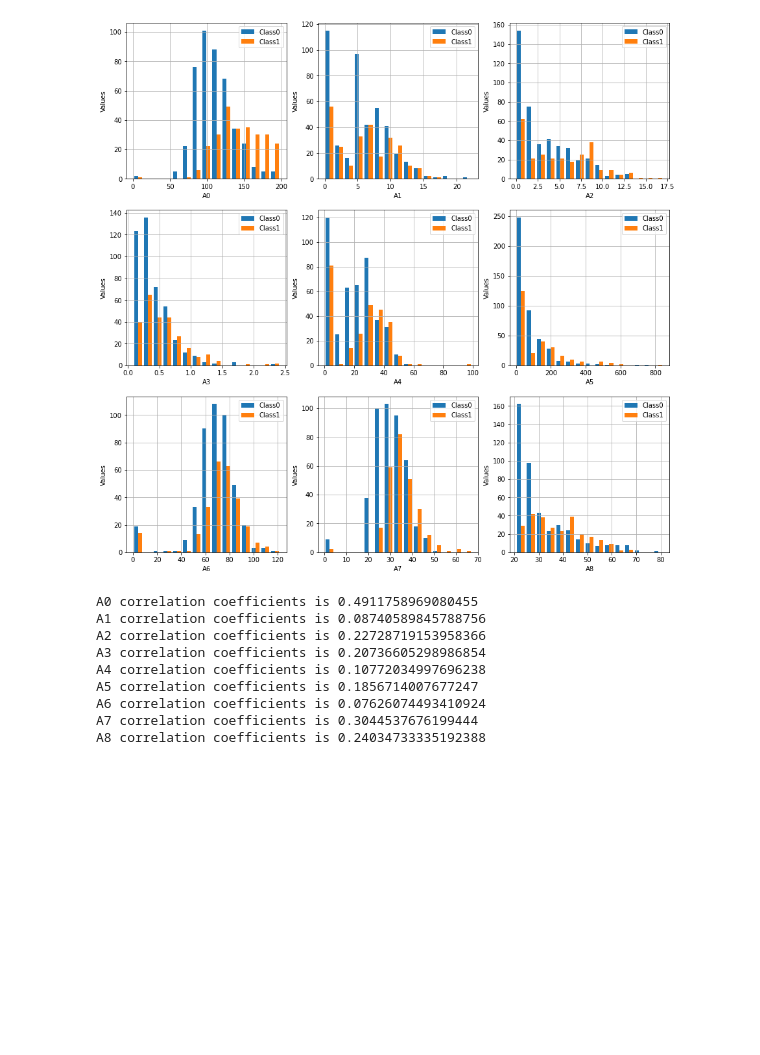
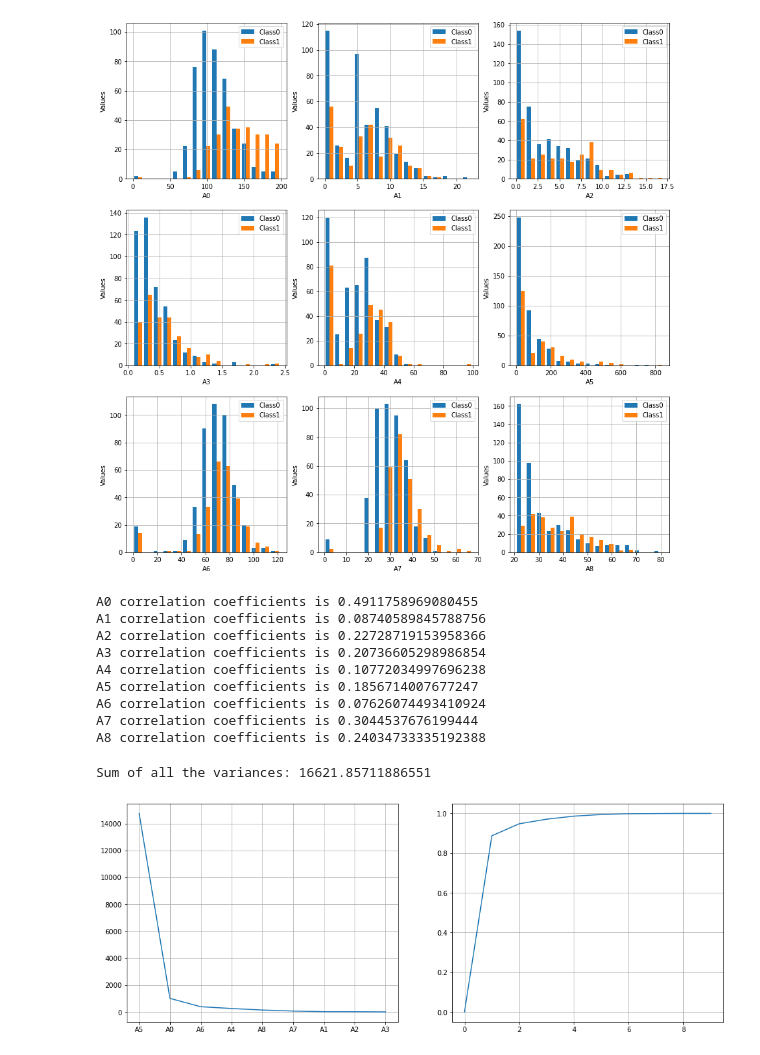
Before and after one commit to MrTooOldDriver/UoE-IAML-Coursework, a Jupyter notebook: Coursework2/coursework2.ipynb, the cells around one changed output. Saved outputs shown, nothing was run; the diff lists cells and outputs as text; code cells hidden in the pictures; blank space fills up the shorter version.

```diff
--- a/Coursework2/coursework2.ipynb
+++ b/Coursework2/coursework2.ipynb
@@ -70,3 +73,25 @@ A5 correlation coefficients is 0.1856714007677247
 A6 correlation coefficients is 0.07626074493410924
 A7 correlation coefficients is 0.3044537676199444
 A8 correlation coefficients is 0.24034733335192388
+# %%
+#Q1.4
+variance_array = dict()
+for i in range(len(Xtrn[0])):
+    x_ith_feature_array = [elem[i] for elem in Xtrn]
+    variance_array["A{0}".format(i)] = np.var(x_ith_feature_array)
+variance_array = dict(reversed(sorted(variance_array.items(), key=lambda item: item[1])))
+sum_of_variances = np.sum(list(variance_array.values()))
+print('Sum of all the variances: {0}'.format(sum_of_variances))
+fig, ax = plt.subplots(1,2, figsize = (16,6))
+
+# sns.lineplot(x=variance_array.keys(),y=variance_array.values(), ax=ax[0])
+#TODO check graph type
+ax[0].plot(variance_array.keys(),variance_array.values())
+ax[0].grid()
+variance_cumulative_ratio_array = np.cumsum(list(variance_array.values())) / sum_of_variances
+variance_cumulative_ratio_array = np.insert(variance_cumulative_ratio_array,0, 0)
+ax[1].plot(range(len(variance_cumulative_ratio_array)),variance_cumulative_ratio_array)
+ax[1].grid()
+# %% [output]
+Sum of all the variances: 16621.85711886551
+[figure, added]
```
Also changed, not shown: parts of 4 cells of this notebook.
